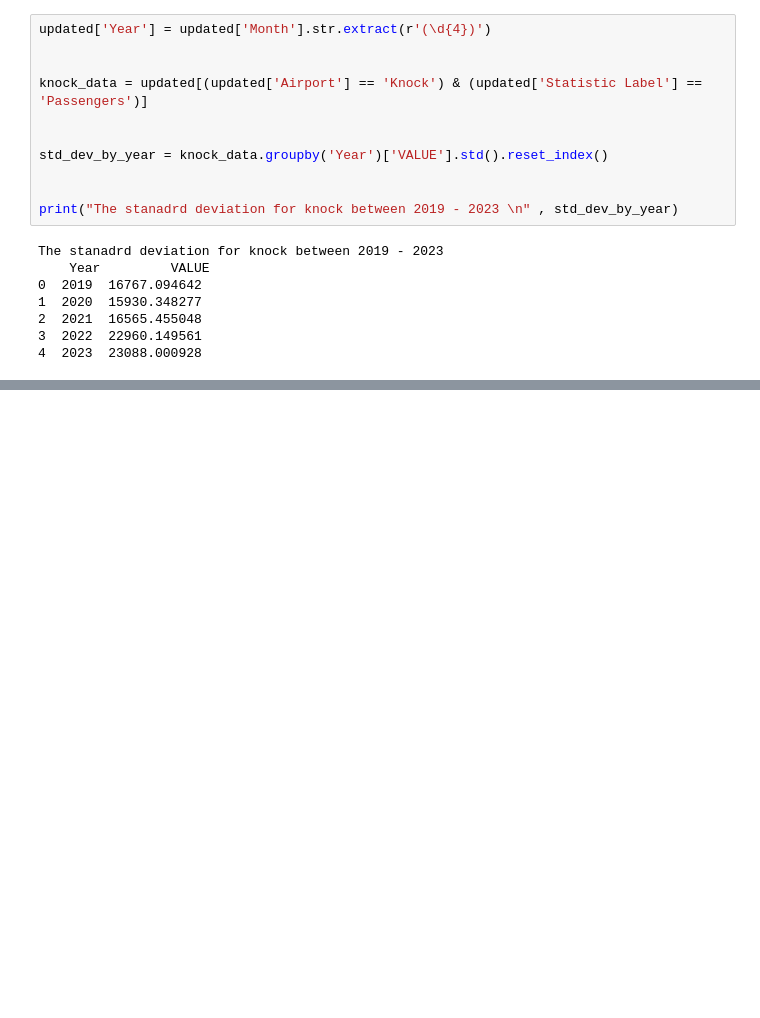
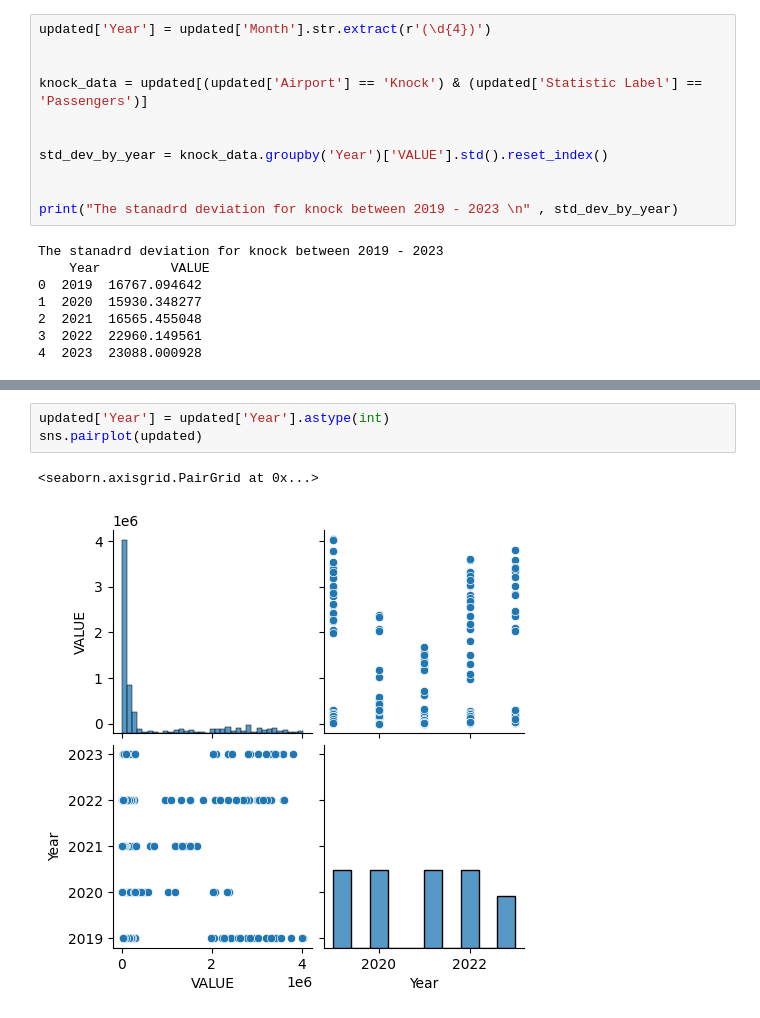
Before and after one commit to NathanKelly1/DataAnalysisProject, a Jupyter notebook: Has_COVID_changed_air_travel_in_a_substantual_way_.ipynb, the cells around one changed output, grey strips where cells are left out. Saved outputs shown, nothing was run; the diff lists cells and outputs as text; blank space fills up the shorter version.

```diff
--- a/Has_COVID_changed_air_travel_in_a_substantual_way_.ipynb
+++ b/Has_COVID_changed_air_travel_in_a_substantual_way_.ipynb
@@ -465,0 +492,6 @@ The stanadrd deviation for knock between 2019 - 2023
+# %%
+updated['Year'] = updated['Year'].astype(int)
+sns.pairplot(updated)
+# %% [output]
+<seaborn.axisgrid.PairGrid at 0x...>
+[figure, added]
```
Also changed, not shown: parts of 6 cells of this notebook.
